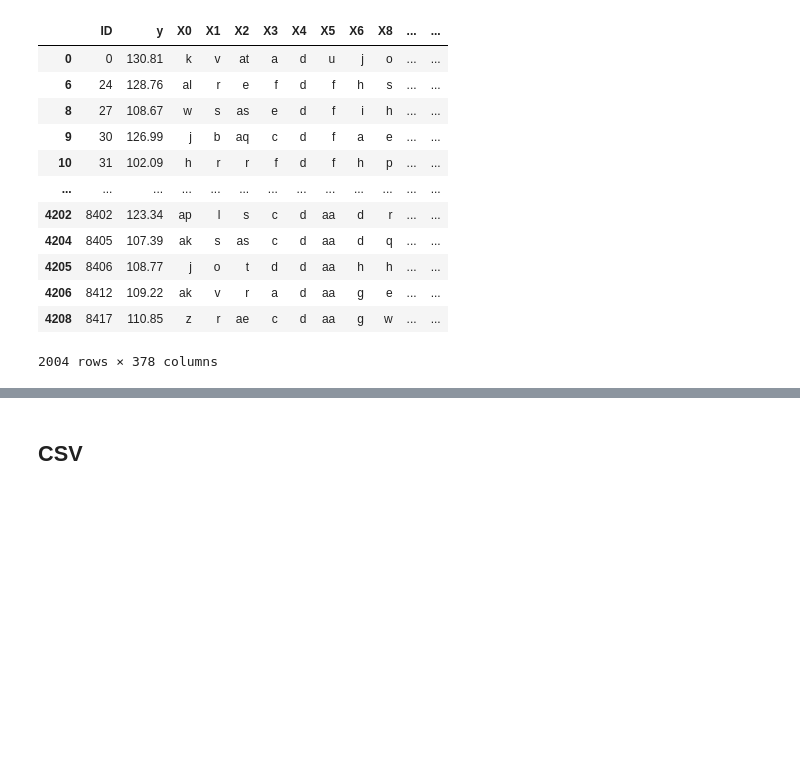
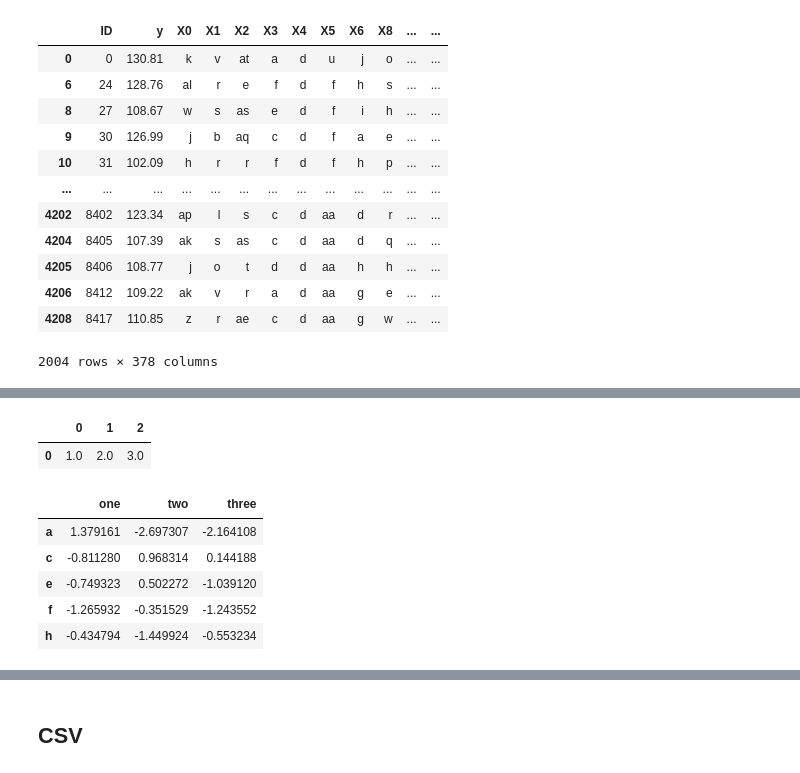
Before and after one commit to Susmita-Dev-04/MLNeuroNook, a Jupyter notebook: Sec1-PyML/PD.ipynb, the cells around one changed output, grey strips where cells are left out. Saved outputs shown, nothing was run; the diff lists cells and outputs as text; code cells hidden in the pictures; blank space fills up the shorter version.

```diff
--- a/Sec1-PyML/PD.ipynb
+++ b/Sec1-PyML/PD.ipynb
@@ -401,0 +414,7 @@ train_df[train_df['y']>100]
+# %%
+## Handling Missing Values
+## Drop nan values
+df.dropna(axis=0)# in rows where Nan is present that removed
+# %% [output]
+|  | 0 | 1 | 2 |
+| 0 | 1.0 | 2.0 | 3.0 |
@@ -401,0 +424,9 @@ train_df[train_df['y']>100]
+# %%
+df
+# %% [output]
+|  | one | two | three |
+| a | 1.379161 | -2.697307 | -2.164108 |
+| c | -0.811280 | 0.968314 | 0.144188 |
+| e | -0.749323 | 0.502272 | -1.039120 |
+| f | -1.265932 | -0.351529 | -1.243552 |
+| h | -0.434794 | -1.449924 | -0.553234 |
```
Also changed, not shown: parts of 11 cells of this notebook, 1 other file.
